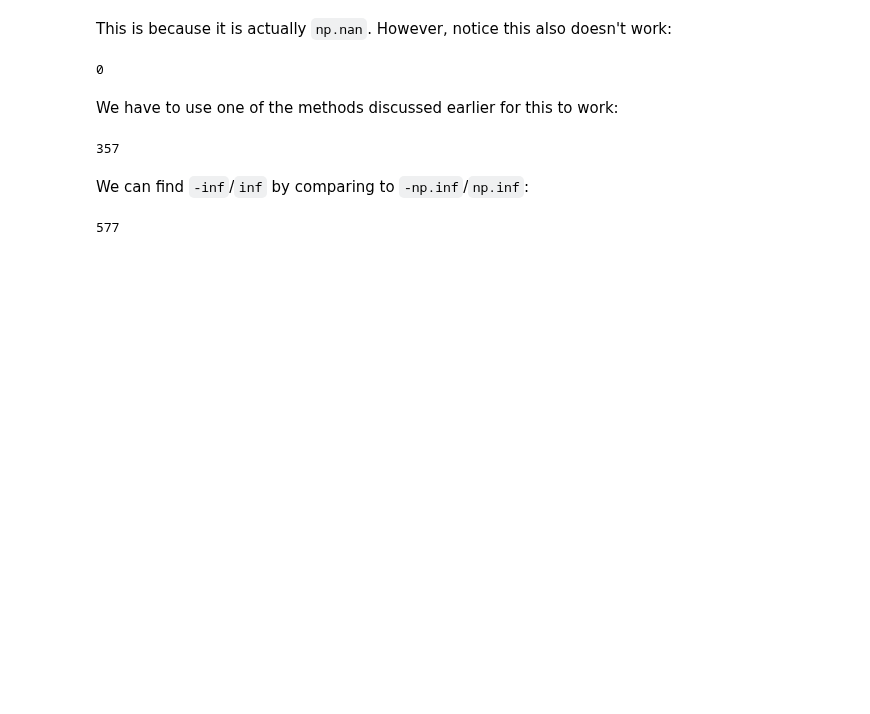
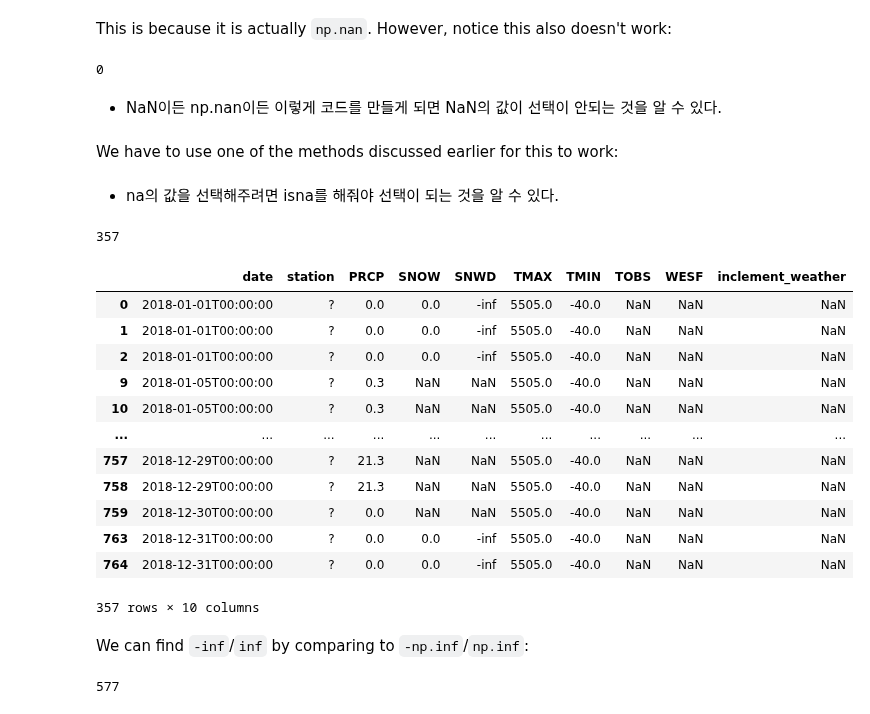
Before and after one commit to kcw0331/Environmental-Health-Big-Data-Analysis, a Jupyter notebook: 9주차/5-handling_data_issues.ipynb, the cells around one changed output. Drawn from its saved outputs; the diff is of its cells as text; code cells hidden in the pictures; blank space fills up the shorter version.

```diff
--- a/9주차/5-handling_data_issues.ipynb
+++ b/9주차/5-handling_data_issues.ipynb
@@ -114,12 +132,32 @@ import numpy as np
 df[df.inclement_weather == np.nan].shape[0]
 # %% [output]
 0
+# %% [markdown]
+* NaN이든 np.nan이든 이렇게 코드를 만들게 되면 NaN의 값이 선택이 안되는 것을 알 수 있다.
 # %% [markdown]
 We have to use one of the methods discussed earlier for this to work:
+# %% [markdown]
+* na의 값을 선택해주려면 isna를 해줘야 선택이 되는 것을 알 수 있다.
 # %%
 df[df.inclement_weather.isna()].shape[0]
 # %% [output]
 357
+# %%
+df[df.inclement_weather.isna()]
+# %% [output]
+|  | date | station | PRCP | SNOW | SNWD | TMAX | TMIN | TOBS | WESF | inclement_weather |
+| 0 | 2018-01-01T00:00:00 | ? | 0.0 | 0.0 | -inf | 5505.0 | -40.0 | NaN | NaN | NaN |
+| 1 | 2018-01-01T00:00:00 | ? | 0.0 | 0.0 | -inf | 5505.0 | -40.0 | NaN | NaN | NaN |
+| 2 | 2018-01-01T00:00:00 | ? | 0.0 | 0.0 | -inf | 5505.0 | -40.0 | NaN | NaN | NaN |
+| 9 | 2018-01-05T00:00:00 | ? | 0.3 | NaN | NaN | 5505.0 | -40.0 | NaN | NaN | NaN |
+| 10 | 2018-01-05T00:00:00 | ? | 0.3 | NaN | NaN | 5505.0 | -40.0 | NaN | NaN | NaN |
+| ... | ... | ... | ... | ... | ... | ... | ... | ... | ... | ... |
+| 757 | 2018-12-29T00:00:00 | ? | 21.3 | NaN | NaN | 5505.0 | -40.0 | NaN | NaN | NaN |
+| 758 | 2018-12-29T00:00:00 | ? | 21.3 | NaN | NaN | 5505.0 | -40.0 | NaN | NaN | NaN |
+| 759 | 2018-12-30T00:00:00 | ? | 0.0 | NaN | NaN | 5505.0 | -40.0 | NaN | NaN | NaN |
+| 763 | 2018-12-31T00:00:00 | ? | 0.0 | 0.0 | -inf | 5505.0 | -40.0 | NaN | NaN | NaN |
+| 764 | 2018-12-31T00:00:00 | ? | 0.0 | 0.0 | -inf | 5505.0 | -40.0 | NaN | NaN | NaN |
+357 rows × 10 columns
 # %% [markdown]
 We can find `-inf`/`inf` by comparing to `-np.inf`/`np.inf`:
 # %%
```
Also changed, not shown: parts of 25 cells of this notebook.
